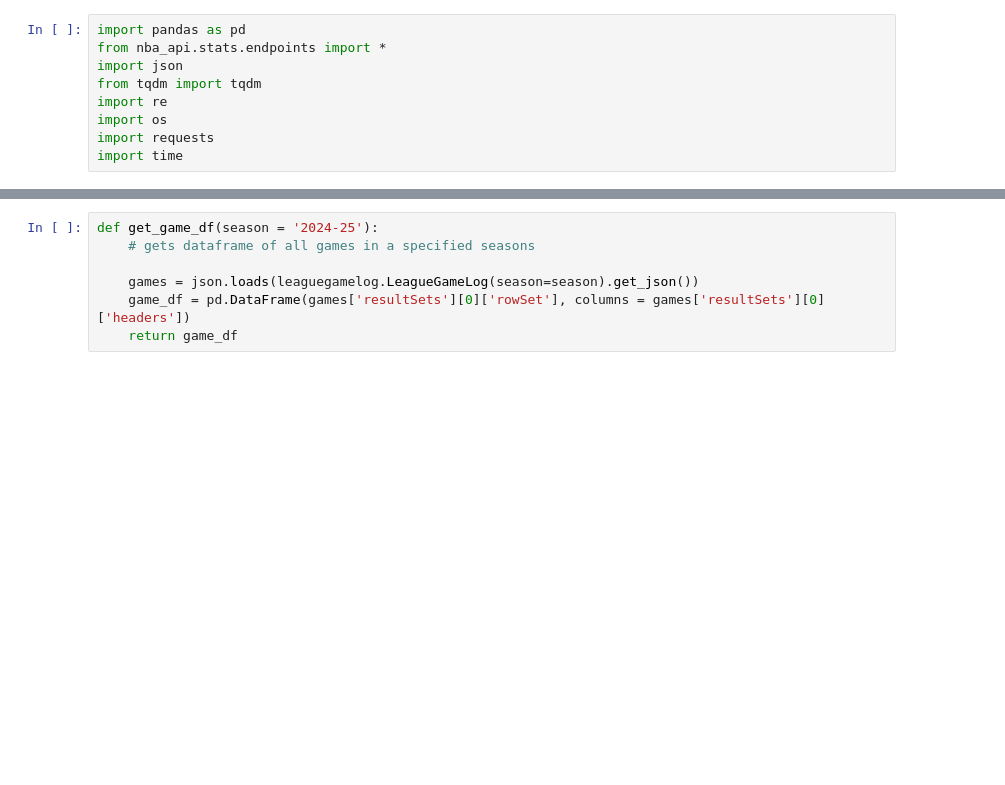
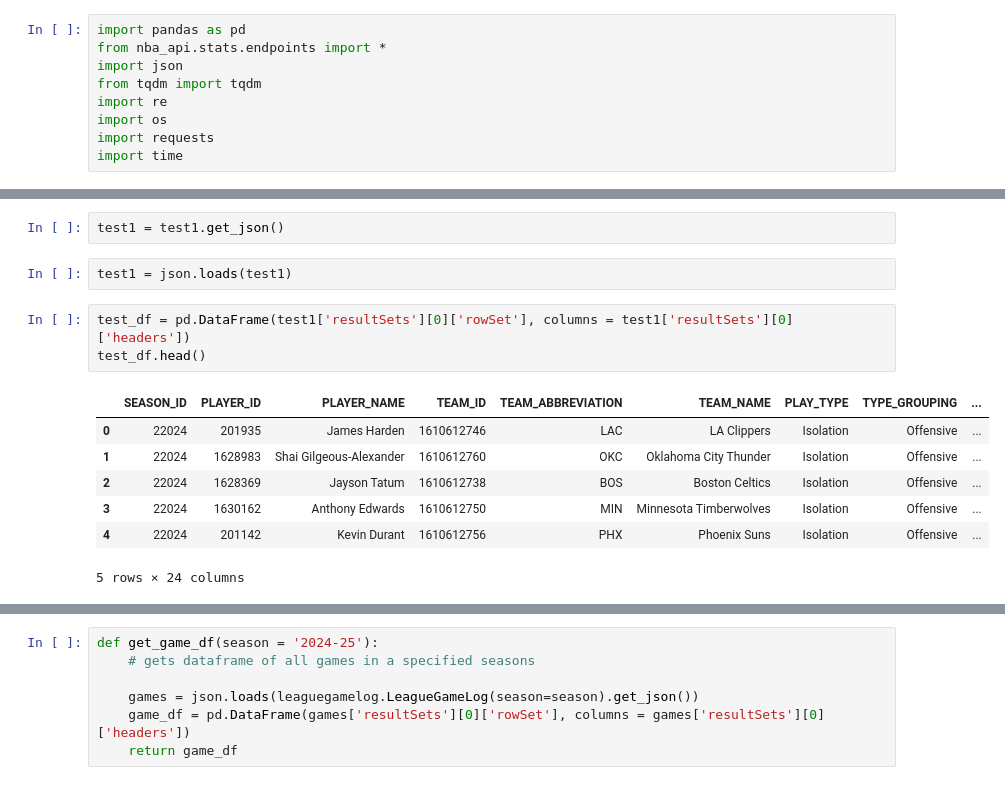
Before and after one commit to beckettsanderson/Turnover-Impact, a Jupyter notebook: testing_eda.ipynb, the cells around one changed output, grey strips where cells are left out. Saved outputs shown, nothing was run; the diff lists cells and outputs as text; blank space fills up the shorter version.

```diff
--- a/testing_eda.ipynb
+++ b/testing_eda.ipynb
@@ -9,0 +42,15 @@ import time
+# %%
+test1 = test1.get_json()
+# %%
+test1 = json.loads(test1)
+# %%
+test_df = pd.DataFrame(test1['resultSets'][0]['rowSet'], columns = test1['resultSets'][0]['headers'])
+test_df.head()
+# %% [output]
+|  | SEASON_ID | PLAYER_ID | PLAYER_NAME | TEAM_ID | TEAM_ABBREVIATION | TEAM_NAME | PLAY_TYPE | TYPE_GROUPING | ... |
+| 0 | 22024 | 201935 | James Harden | 1610612746 | LAC | LA Clippers | Isolation | Offensive | ... |
+| 1 | 22024 | 1628983 | Shai Gilgeous-Alexander | 1610612760 | OKC | Oklahoma City Thunder | Isolation | Offensive | ... |
+| 2 | 22024 | 1628369 | Jayson Tatum | 1610612738 | BOS | Boston Celtics | Isolation | Offensive | ... |
+| 3 | 22024 | 1630162 | Anthony Edwards | 1610612750 | MIN | Minnesota Timberwolves | Isolation | Offensive | ... |
+| 4 | 22024 | 201142 | Kevin Durant | 1610612756 | PHX | Phoenix Suns | Isolation | Offensive | ... |
+5 rows × 24 columns
```
Also changed, not shown: parts of 6 cells of this notebook, 15 other files.
